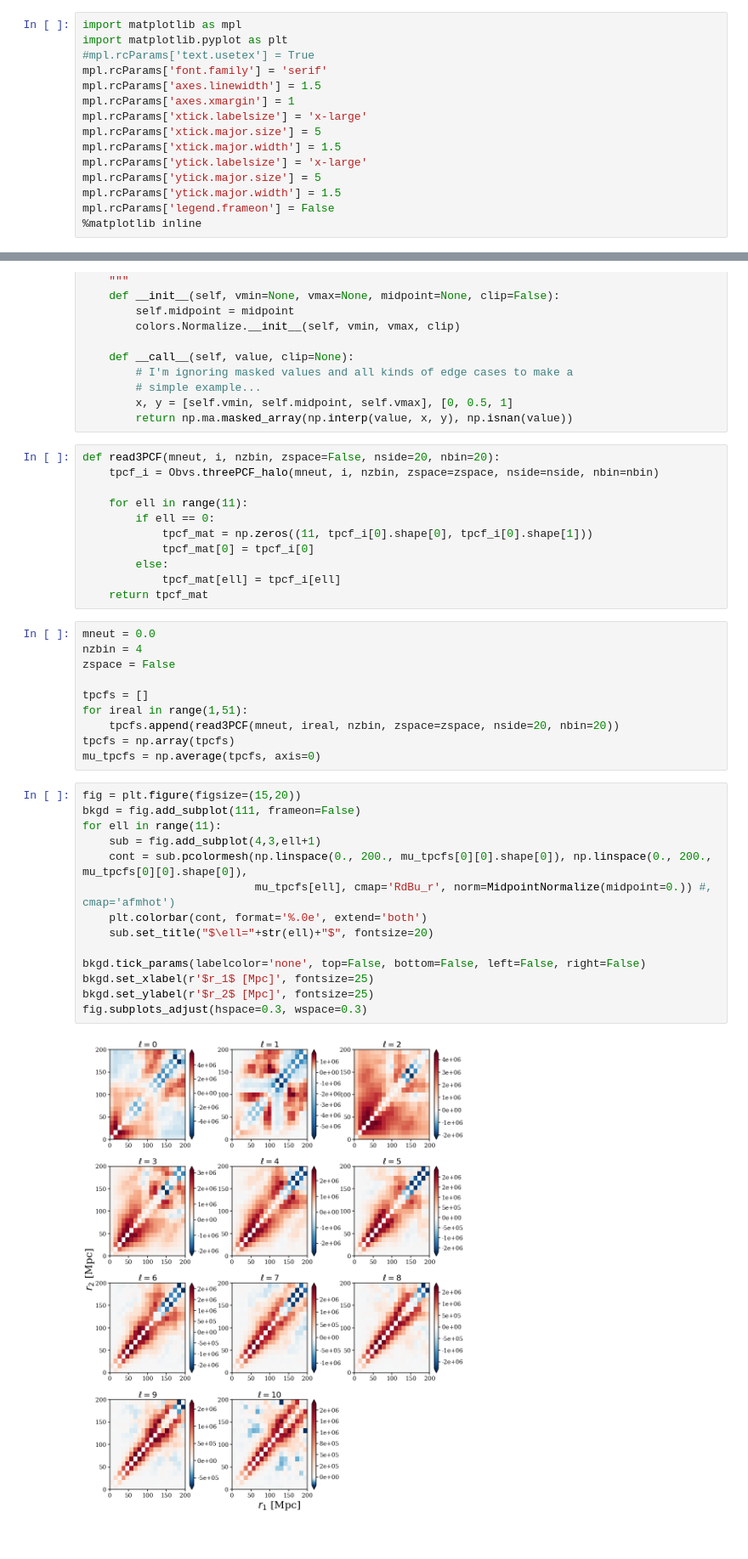
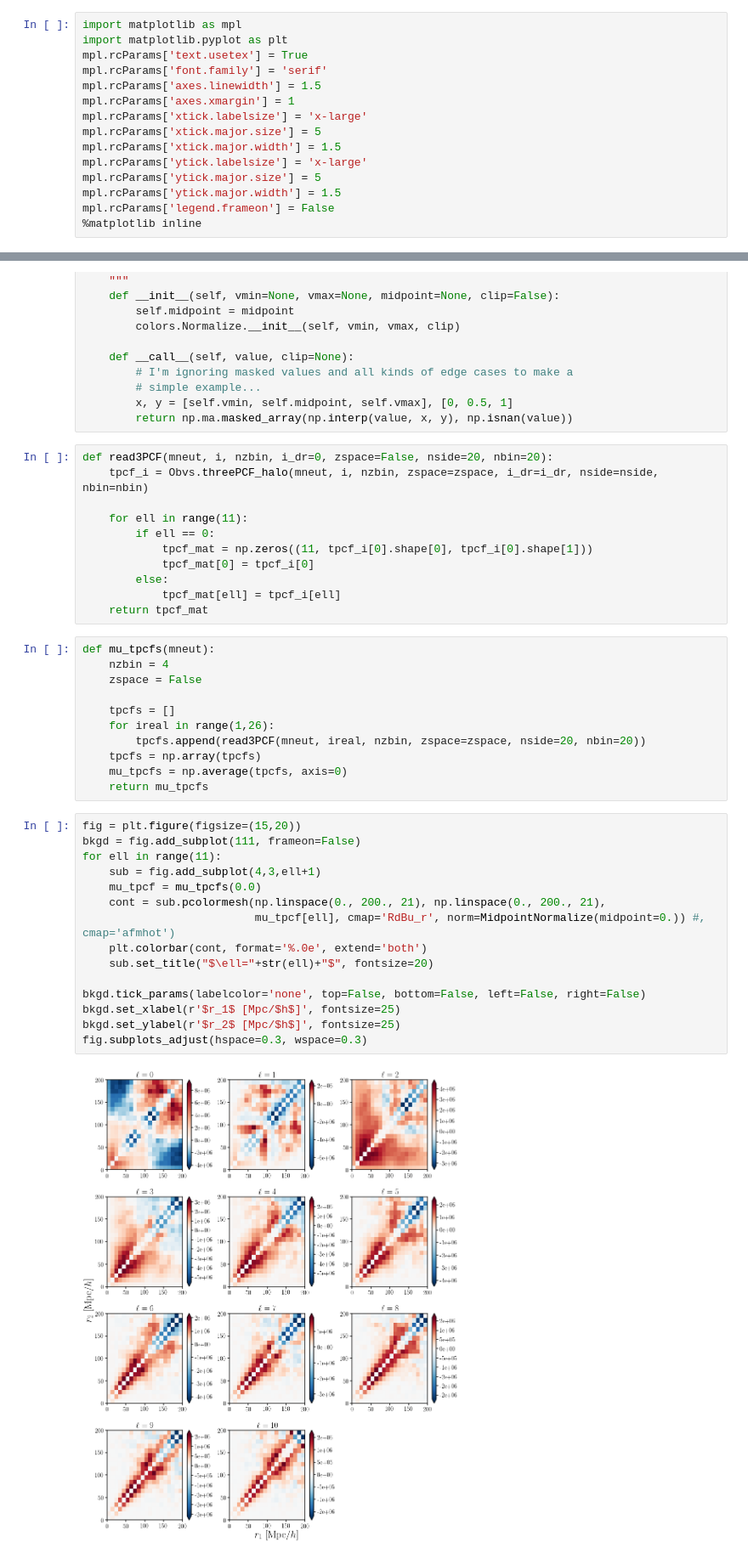
Before and after one commit to changhoonhahn/eMaNu, a Jupyter notebook: notebook/local_3pcf.ipynb, the cells around one changed output, grey strips where cells are left out. Shown at 85% size. Saved outputs shown, nothing was run; the diff lists cells and outputs as text.

```diff
--- a/notebook/local_3pcf.ipynb
+++ b/notebook/local_3pcf.ipynb
@@ -7,7 +7,7 @@ from emanu import obvs as Obvs
 # %%
 import matplotlib as mpl
 import matplotlib.pyplot as plt
-#mpl.rcParams['text.usetex'] = True
+mpl.rcParams['text.usetex'] = True
 mpl.rcParams['font.family'] = 'serif'
 mpl.rcParams['axes.linewidth'] = 1.5
 mpl.rcParams['axes.xmargin'] = 1
@@ -38,8 +38,8 @@ class MidpointNormalize(colors.Normalize):
         x, y = [self.vmin, self.midpoint, self.vmax], [0, 0.5, 1]
         return np.ma.masked_array(np.interp(value, x, y), np.isnan(value))
 # %%
-def read3PCF(mneut, i, nzbin, zspace=False, nside=20, nbin=20):
-    tpcf_i = Obvs.threePCF_halo(mneut, i, nzbin, zspace=zspace, nside=nside, nbin=nbin)
+def read3PCF(mneut, i, nzbin, i_dr=0, zspace=False, nside=20, nbin=20):
+    tpcf_i = Obvs.threePCF_halo(mneut, i, nzbin, zspace=zspace, i_dr=i_dr, nside=nside, nbin=nbin)
 
     for ell in range(11):
         if ell == 0:
@@ -49,28 +49,30 @@ def read3PCF(mneut, i, nzbin, zspace=False, nside=20, nbin=20):
             tpcf_mat[ell] = tpcf_i[ell]
     return tpcf_mat
 # %%
-mneut = 0.0
-nzbin = 4
-zspace = False
+def mu_tpcfs(mneut):
+    nzbin = 4
+    zspace = False
 
-tpcfs = []
-for ireal in range(1,51):
-    tpcfs.append(read3PCF(mneut, ireal, nzbin, zspace=zspace, nside=20, nbin=20))
-tpcfs = np.array(tpcfs)
-mu_tpcfs = np.average(tpcfs, axis=0)
+    tpcfs = []
+    for ireal in range(1,26):
+        tpcfs.append(read3PCF(mneut, ireal, nzbin, zspace=zspace, nside=20, nbin=20))
+    tpcfs = np.array(tpcfs)
+    mu_tpcfs = np.average(tpcfs, axis=0)
+    return mu_tpcfs
 # %%
 fig = plt.figure(figsize=(15,20))
 bkgd = fig.add_subplot(111, frameon=False)
 for ell in range(11):
     sub = fig.add_subplot(4,3,ell+1)
-    cont = sub.pcolormesh(np.linspace(0., 200., mu_tpcfs[0][0].shape[0]), np.linspace(0., 200., mu_tpcfs[0][0].shape[0]),
-                          mu_tpcfs[ell], cmap='RdBu_r', norm=MidpointNormalize(midpoint=0.)) #, cmap='afmhot')
+    mu_tpcf = mu_tpcfs(0.0)
+    cont = sub.pcolormesh(np.linspace(0., 200., 21), np.linspace(0., 200., 21),
+                          mu_tpcf[ell], cmap='RdBu_r', norm=MidpointNormalize(midpoint=0.)) #, cmap='afmhot')
     plt.colorbar(cont, format='%.0e', extend='both')
     sub.set_title("$\ell="+str(ell)+"$", fontsize=20)
 
 bkgd.tick_params(labelcolor='none', top=False, bottom=False, left=False, right=False)
-bkgd.set_xlabel(r'$r_1$ [Mpc]', fontsize=25)
-bkgd.set_ylabel(r'$r_2$ [Mpc]', fontsize=25)
+bkgd.set_xlabel(r'$r_1$ [Mpc/$h$]', fontsize=25)
+bkgd.set_ylabel(r'$r_2$ [Mpc/$h$]', fontsize=25)
 fig.subplots_adjust(hspace=0.3, wspace=0.3)
 # %% [output]
-[figure, old version]
+[figure, new version]
```
Also changed, not shown: parts of 2 cells of this notebook, 2 other files.
